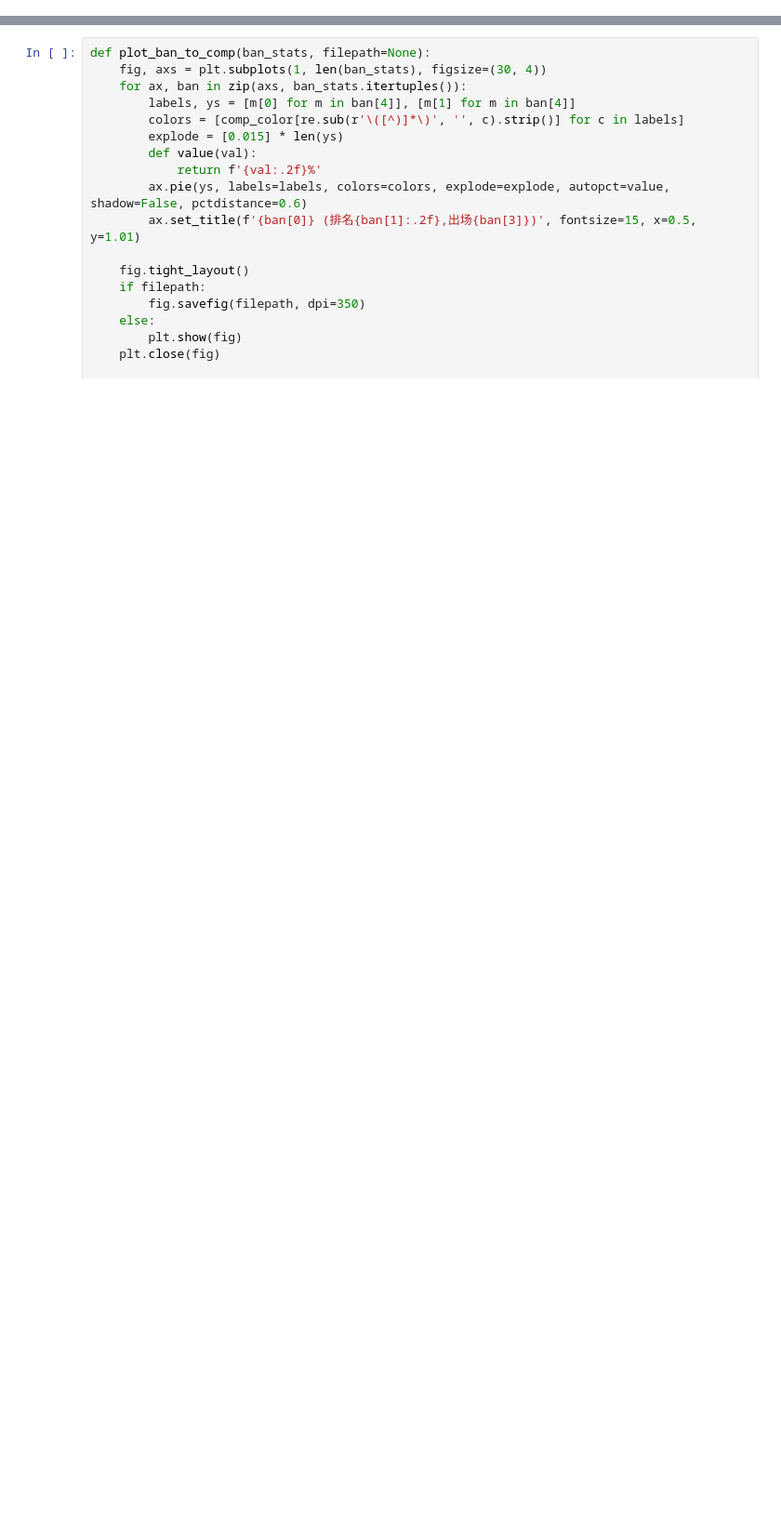
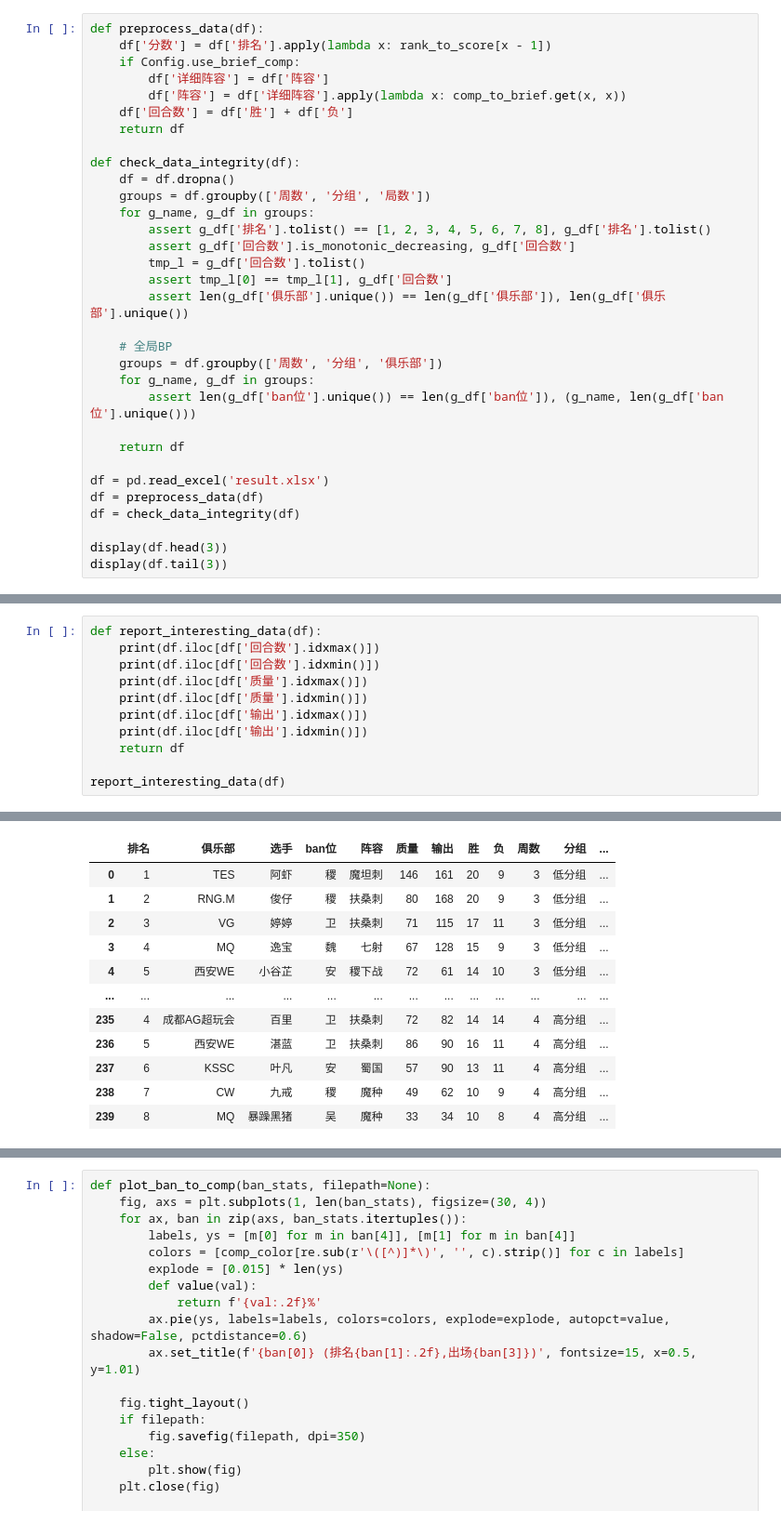
Before and after one commit to sjn4048/wzmnz_game_analysis, a Jupyter notebook: notebook.ipynb, the cells around one changed output, grey strips where cells are left out. Shown at 93% size. Drawn from its saved outputs; the diff is of its cells as text; blank space fills up the shorter version.

Commit message:
Updated game result and analyzing code

```diff
--- a/notebook.ipynb
+++ b/notebook.ipynb
@@ -70,0 +57,32 @@ display(df.tail(3))
+# %%
+def preprocess_data(df):
+    df['分数'] = df['排名'].apply(lambda x: rank_to_score[x - 1])
+    if Config.use_brief_comp:
+        df['详细阵容'] = df['阵容']
+        df['阵容'] = df['详细阵容'].apply(lambda x: comp_to_brief.get(x, x))
+    df['回合数'] = df['胜'] + df['负']
+    return df
+
+def check_data_integrity(df):
+    df = df.dropna()
+    groups = df.groupby(['周数', '分组', '局数'])
+    for g_name, g_df in groups:
+        assert g_df['排名'].tolist() == [1, 2, 3, 4, 5, 6, 7, 8], g_df['排名'].tolist()
+        assert g_df['回合数'].is_monotonic_decreasing, g_df['回合数']
+        tmp_l = g_df['回合数'].tolist()
+        assert tmp_l[0] == tmp_l[1], g_df['回合数']
+        assert len(g_df['俱乐部'].unique()) == len(g_df['俱乐部']), len(g_df['俱乐部'].unique())
+
+    # 全局BP
+    groups = df.groupby(['周数', '分组', '俱乐部'])
+    for g_name, g_df in groups:
+        assert len(g_df['ban位'].unique()) == len(g_df['ban位']), (g_name, len(g_df['ban位'].unique()))
+
+    return df
+
+df = pd.read_excel('result.xlsx')
+df = preprocess_data(df)
+df = check_data_integrity(df)
+
+display(df.head(3))
+display(df.tail(3))
@@ -209,0 +363,12 @@ display(get_top3_comp_statistics(df))
+# %%
+def report_interesting_data(df):
+    print(df.iloc[df['回合数'].idxmax()])
+    print(df.iloc[df['回合数'].idxmin()])
+    print(df.iloc[df['质量'].idxmax()])
+    print(df.iloc[df['质量'].idxmin()])
+    print(df.iloc[df['输出'].idxmax()])
+    print(df.iloc[df['输出'].idxmin()])
+    return df
+
+report_interesting_data(df)
+# %% [output]
@@ -209,0 +392,12 @@ display(get_top3_comp_statistics(df))
+|  | 排名 | 俱乐部 | 选手 | ban位 | 阵容 | 质量 | 输出 | 胜 | 负 | 周数 | 分组 | ... |
+| 0 | 1 | TES | 阿虾 | 稷 | 魔坦刺 | 146 | 161 | 20 | 9 | 3 | 低分组 | ... |
+| 1 | 2 | RNG.M | 俊仔 | 稷 | 扶桑刺 | 80 | 168 | 20 | 9 | 3 | 低分组 | ... |
+| 2 | 3 | VG | 婷婷 | 卫 | 扶桑刺 | 71 | 115 | 17 | 11 | 3 | 低分组 | ... |
+| 3 | 4 | MQ | 逸宝 | 魏 | 七射 | 67 | 128 | 15 | 9 | 3 | 低分组 | ... |
+| 4 | 5 | 西安WE | 小谷芷 | 安 | 稷下战 | 72 | 61 | 14 | 10 | 3 | 低分组 | ... |
+| ... | ... | ... | ... | ... | ... | ... | ... | ... | ... | ... | ... | ... |
+| 235 | 4 | 成都AG超玩会 | 百里 | 卫 | 扶桑刺 | 72 | 82 | 14 | 14 | 4 | 高分组 | ... |
+| 236 | 5 | 西安WE | 湛蓝 | 卫 | 扶桑刺 | 86 | 90 | 16 | 11 | 4 | 高分组 | ... |
+| 237 | 6 | KSSC | 叶凡 | 安 | 蜀国 | 57 | 90 | 13 | 11 | 4 | 高分组 | ... |
+| 238 | 7 | CW | 九戒 | 稷 | 魔种 | 49 | 62 | 10 | 9 | 4 | 高分组 | ... |
+| 239 | 8 | MQ | 暴躁黑猪 | 吴 | 魔种 | 33 | 34 | 10 | 8 | 4 | 高分组 | ... |
```
Also changed, not shown: parts of 7 cells of this notebook, 1 other file.
